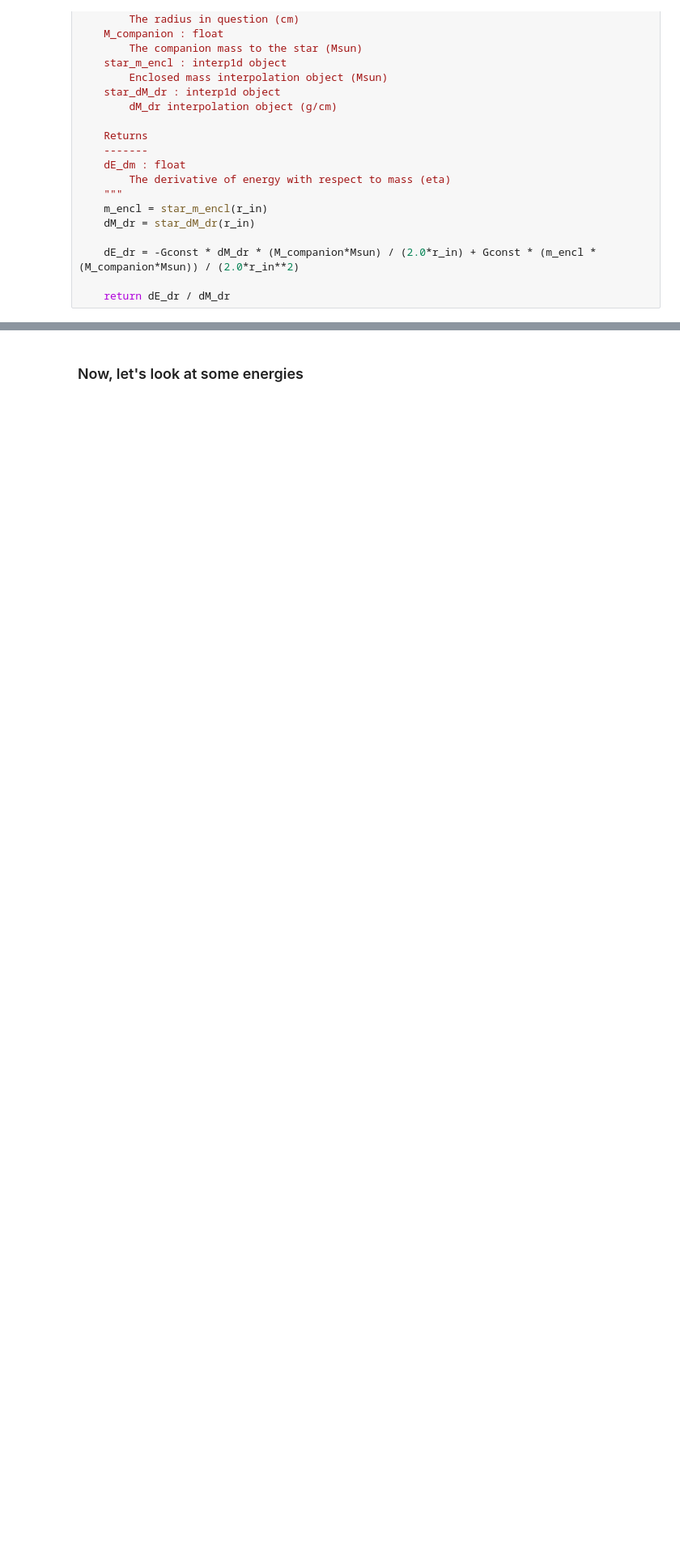
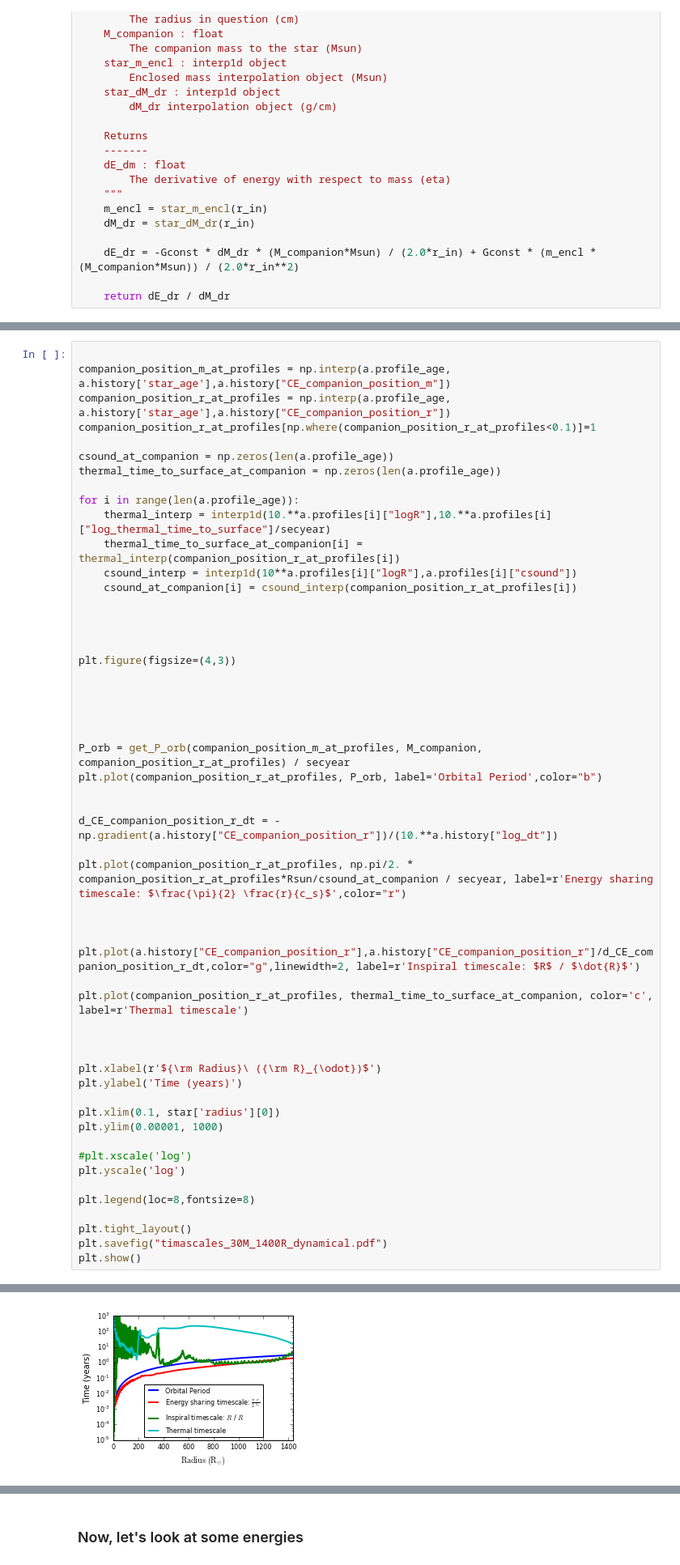
Before and after one commit to JRGarza/CE_mesa, a Jupyter notebook: notebooks/Timescales.ipynb, the cells around one changed output, grey strips where cells are left out. Shown at 81% size. Drawn from its saved outputs; the diff is of its cells as text; blank space fills up the shorter version.

```diff
--- a/notebooks/Timescales.ipynb
+++ b/notebooks/Timescales.ipynb
@@ -379,0 +412,55 @@ plt.show()
+# %%
+
+companion_position_m_at_profiles = np.interp(a.profile_age, a.history['star_age'],a.history["CE_companion_position_m"])
+companion_position_r_at_profiles = np.interp(a.profile_age, a.history['star_age'],a.history["CE_companion_position_r"])
+companion_position_r_at_profiles[np.where(companion_position_r_at_profiles<0.1)]=1
+
+csound_at_companion = np.zeros(len(a.profile_age))
+thermal_time_to_surface_at_companion = np.zeros(len(a.profile_age))
+
+for i in range(len(a.profile_age)):
+    thermal_interp = interp1d(10.**a.profiles[i]["logR"],10.**a.profiles[i]["log_thermal_time_to_surface"]/secyear)
+    thermal_time_to_surface_at_companion[i] = thermal_interp(companion_position_r_at_profiles[i])
+    csound_interp = interp1d(10**a.profiles[i]["logR"],a.profiles[i]["csound"])
+    csound_at_companion[i] = csound_interp(companion_position_r_at_profiles[i])
+
+
+
+
+plt.figure(figsize=(4,3))
+
+
+
+
+
+P_orb = get_P_orb(companion_position_m_at_profiles, M_companion, companion_position_r_at_profiles) / secyear
+plt.plot(companion_position_r_at_profiles, P_orb, label='Orbital Period',color="b")
+
+
+d_CE_companion_position_r_dt = -np.gradient(a.history["CE_companion_position_r"])/(10.**a.history["log_dt"])
+
+plt.plot(companion_position_r_at_profiles, np.pi/2. * companion_position_r_at_profiles*Rsun/csound_at_companion / secyear, label=r'Energy sharing timescale: $\frac{\pi}{2} \frac{r}{c_s}$',color="r")
+
+
+
+plt.plot(a.history["CE_companion_position_r"],a.history["CE_companion_position_r"]/d_CE_companion_position_r_dt,color="g",linewidth=2, label=r'Inspiral timescale: $R$ / $\dot{R}$')
+
+plt.plot(companion_position_r_at_profiles, thermal_time_to_surface_at_companion, color='c', label=r'Thermal timescale')
+
+
+
+plt.xlabel(r'${\rm Radius}\ ({\rm R}_{\odot})$')
+plt.ylabel('Time (years)')
+
+plt.xlim(0.1, star['radius'][0])
+plt.ylim(0.00001, 1000)
+
+#plt.xscale('log')
+plt.yscale('log')
+
+plt.legend(loc=8,fontsize=8)
+
+plt.tight_layout()
+plt.savefig("timascales_30M_1400R_dynamical.pdf")
+plt.show()
+# %% [output]
@@ -379,0 +469 @@ plt.show()
+[figure, added]
```
Also changed, not shown: parts of 14 cells of this notebook, 19 other files.
